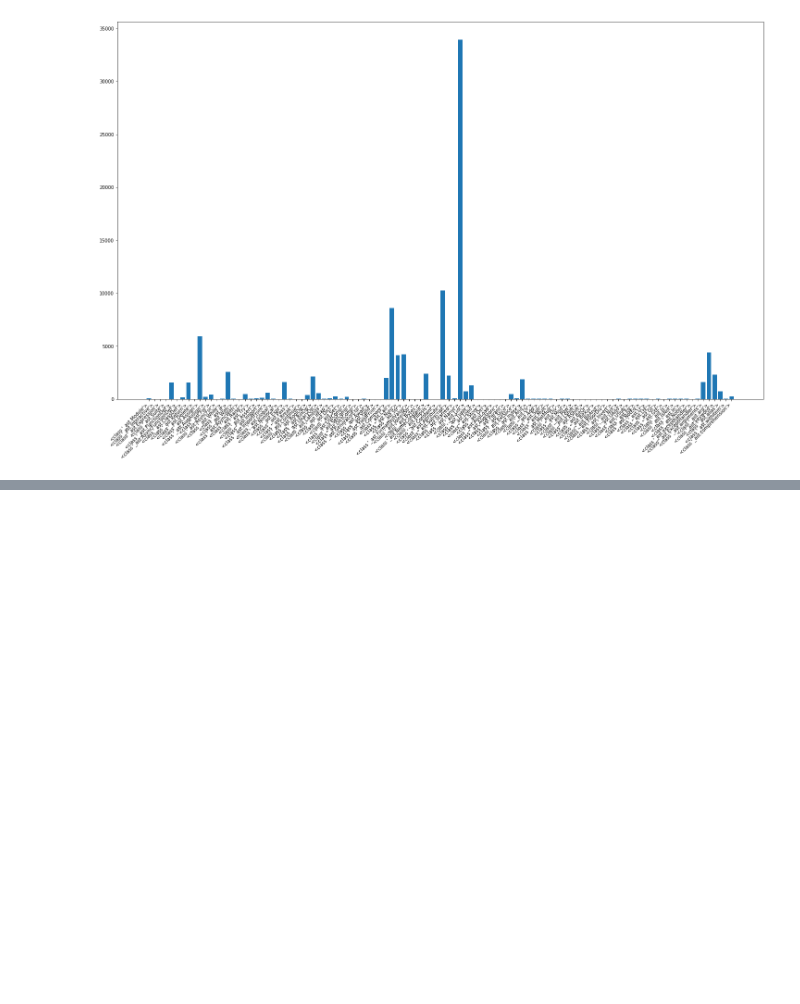
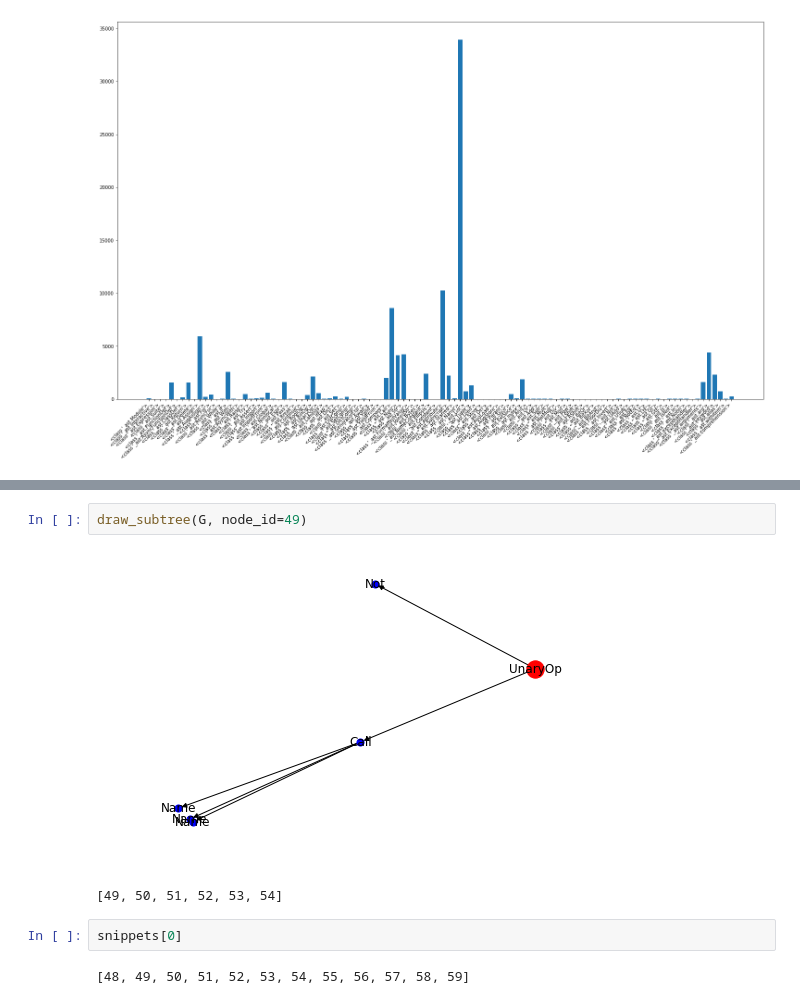
Before and after one commit to dtsbourg/codegraph-fmt, a Jupyter notebook: Inspector.ipynb, the cells around one changed output, grey strips where cells are left out. Drawn from its saved outputs; the diff is of its cells as text; blank space fills up the shorter version.

```diff
--- a/Inspector.ipynb
+++ b/Inspector.ipynb
@@ -449,0 +929,9 @@ plt.xticks(range(104),PYTHON_SYMBOLS,rotation=45, ha="right");
+# %%
+draw_subtree(G, node_id=49)
+# %% [output]
+[figure, added]
+[49, 50, 51, 52, 53, 54]
+# %%
+snippets[0]
+# %% [output]
+[48, 49, 50, 51, 52, 53, 54, 55, 56, 57, 58, 59]
```
Also changed, not shown: parts of 80 cells of this notebook.
